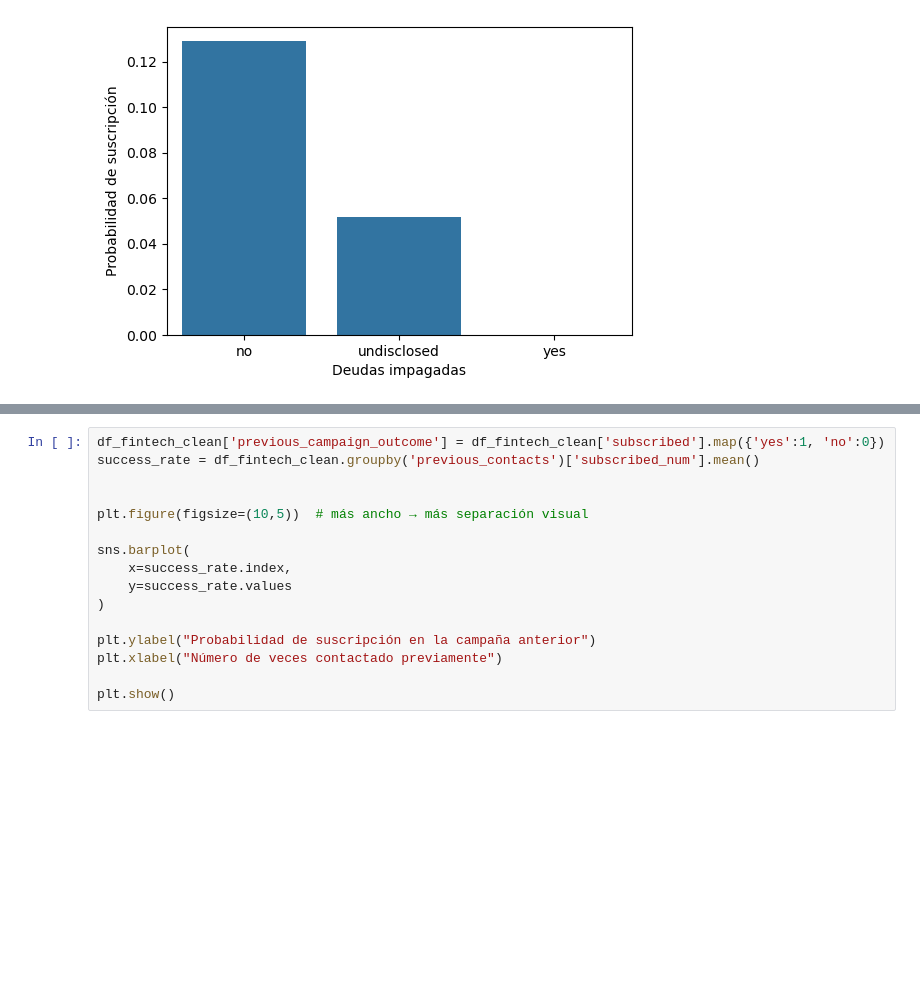
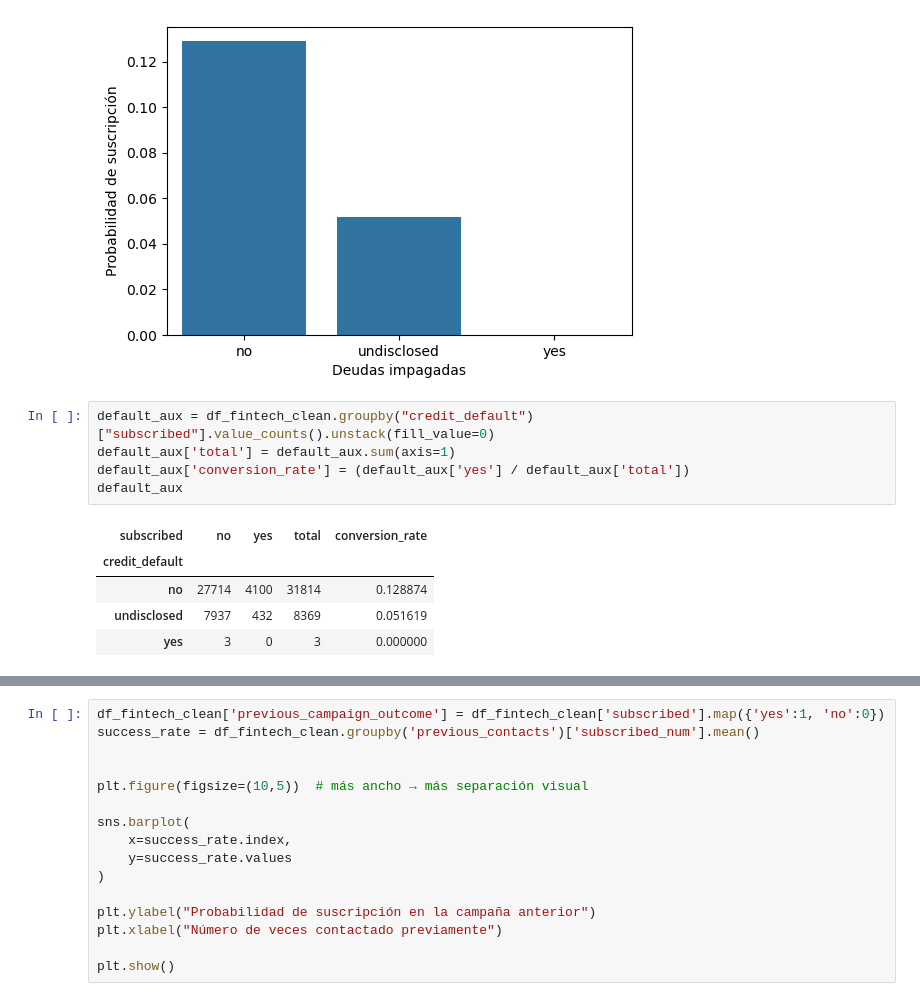
Before and after one commit to diegoperales065/marketing_analysis_fintech, a Jupyter notebook: notebooks/tarea_1_notebook.ipynb, the cells around one changed output, grey strips where cells are left out. Drawn from its saved outputs; the diff is of its cells as text; blank space fills up the shorter version.

```diff
--- a/notebooks/tarea_1_notebook.ipynb
+++ b/notebooks/tarea_1_notebook.ipynb
@@ -416,5 +455,16 @@ plt.xlabel("Deudas impagadas")
 plt.show()
 # %% [output]
 [figure]
+# %%
+default_aux = df_fintech_clean.groupby("credit_default")["subscribed"].value_counts().unstack(fill_value=0)
+default_aux['total'] = default_aux.sum(axis=1)
+default_aux['conversion_rate'] = (default_aux['yes'] / default_aux['total'])
+default_aux
+# %% [output]
+| subscribed | no | yes | total | conversion_rate |
+| credit_default |  |  |  |  |
+| no | 27714 | 4100 | 31814 | 0.128874 |
+| undisclosed | 7937 | 432 | 8369 | 0.051619 |
+| yes | 3 | 0 | 3 | 0.000000 |
 # %%
 df_fintech_clean['subscribed_num'] = df_fintech_clean['subscribed'].map({'yes':1, 'no':0})
```
Also changed, not shown: parts of 9 cells of this notebook, 3 other files.
